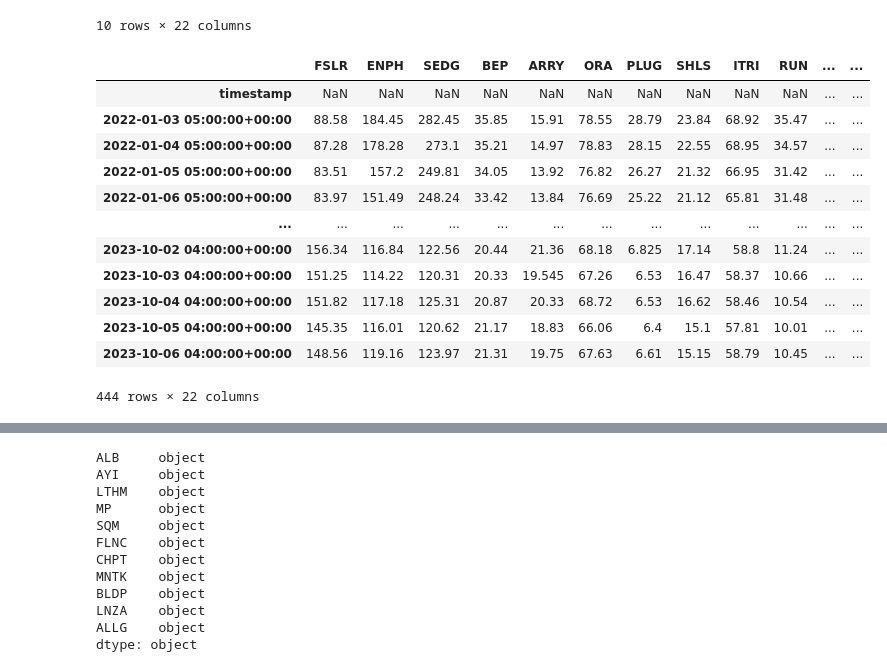
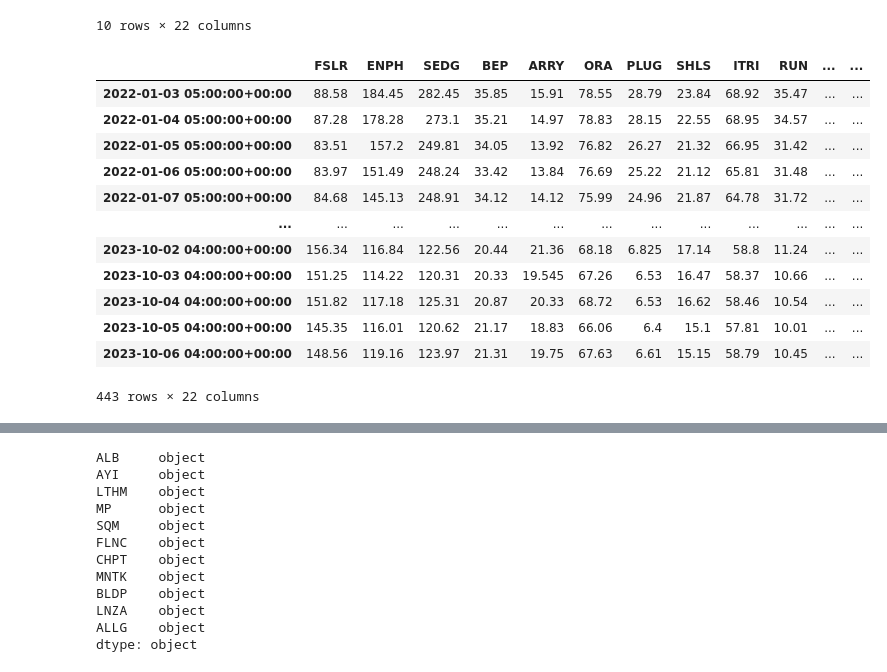
Before and after one commit to ahcano/project1_group4, a Jupyter notebook: green_analysis.ipynb, the cells around one changed output, grey strips where cells are left out. Saved outputs shown, nothing was run; the diff lists cells and outputs as text; code cells hidden in the pictures.

```diff
--- a/green_analysis.ipynb
+++ b/green_analysis.ipynb
@@ -123,21 +121,23 @@ df_Renewables.head(10)
 # %%
  # drop the 1st raw
 df_Renewables = df_Renewables[1:]
 df_Renewables
+df_Renewables = df_Renewables[1:]
+df_Renewables
 # %% [output]
 |  | FSLR | ENPH | SEDG | BEP | ARRY | ORA | PLUG | SHLS | ITRI | RUN | ... | ... |
-| timestamp | NaN | NaN | NaN | NaN | NaN | NaN | NaN | NaN | NaN | NaN | ... | ... |
 | 2022-01-03 05:00:00+00:00 | 88.58 | 184.45 | 282.45 | 35.85 | 15.91 | 78.55 | 28.79 | 23.84 | 68.92 | 35.47 | ... | ... |
 | 2022-01-04 05:00:00+00:00 | 87.28 | 178.28 | 273.1 | 35.21 | 14.97 | 78.83 | 28.15 | 22.55 | 68.95 | 34.57 | ... | ... |
 | 2022-01-05 05:00:00+00:00 | 83.51 | 157.2 | 249.81 | 34.05 | 13.92 | 76.82 | 26.27 | 21.32 | 66.95 | 31.42 | ... | ... |
 | 2022-01-06 05:00:00+00:00 | 83.97 | 151.49 | 248.24 | 33.42 | 13.84 | 76.69 | 25.22 | 21.12 | 65.81 | 31.48 | ... | ... |
+| 2022-01-07 05:00:00+00:00 | 84.68 | 145.13 | 248.91 | 34.12 | 14.12 | 75.99 | 24.96 | 21.87 | 64.78 | 31.72 | ... | ... |
 | ... | ... | ... | ... | ... | ... | ... | ... | ... | ... | ... | ... | ... |
 | 2023-10-02 04:00:00+00:00 | 156.34 | 116.84 | 122.56 | 20.44 | 21.36 | 68.18 | 6.825 | 17.14 | 58.8 | 11.24 | ... | ... |
 | 2023-10-03 04:00:00+00:00 | 151.25 | 114.22 | 120.31 | 20.33 | 19.545 | 67.26 | 6.53 | 16.47 | 58.37 | 10.66 | ... | ... |
 | 2023-10-04 04:00:00+00:00 | 151.82 | 117.18 | 125.31 | 20.87 | 20.33 | 68.72 | 6.53 | 16.62 | 58.46 | 10.54 | ... | ... |
 | 2023-10-05 04:00:00+00:00 | 145.35 | 116.01 | 120.62 | 21.17 | 18.83 | 66.06 | 6.4 | 15.1 | 57.81 | 10.01 | ... | ... |
 | 2023-10-06 04:00:00+00:00 | 148.56 | 119.16 | 123.97 | 21.31 | 19.75 | 67.63 | 6.61 | 15.15 | 58.79 | 10.45 | ... | ... |
-444 rows × 22 columns
+443 rows × 22 columns
 # %%
 # Check the datatypes of each green portfolio dataframe
 data_types1 = df_Renewables.dtypes
```
Also changed, not shown: parts of 19 cells of this notebook.
